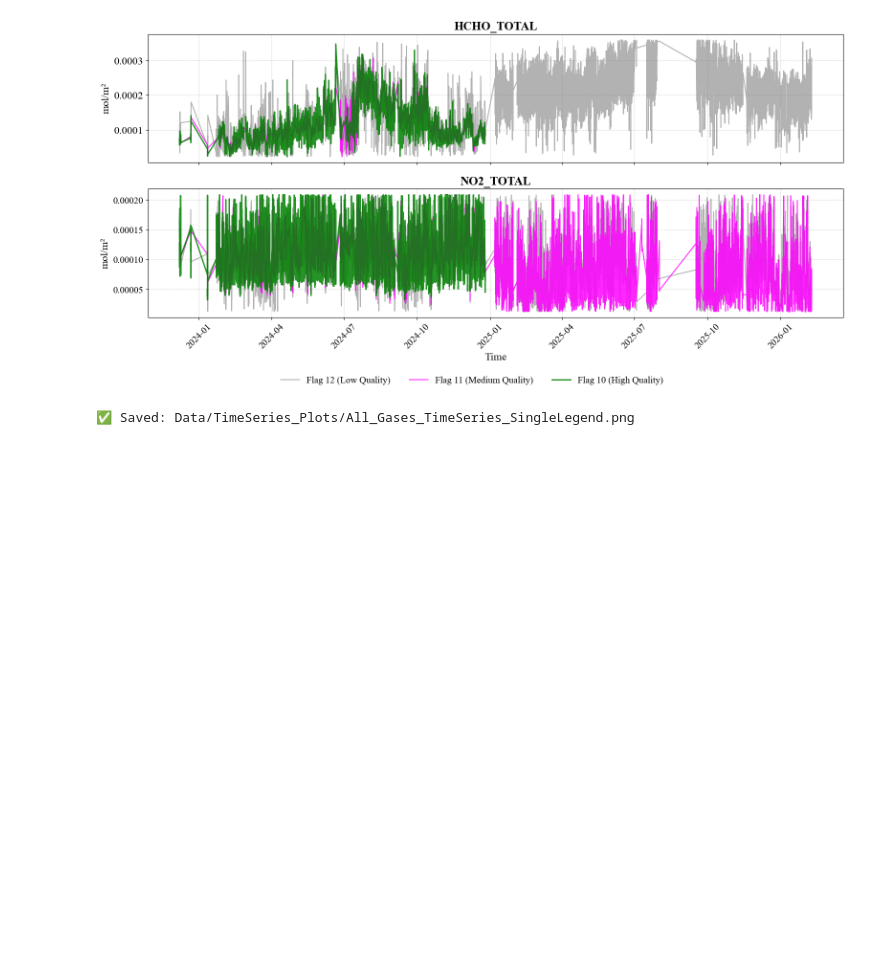
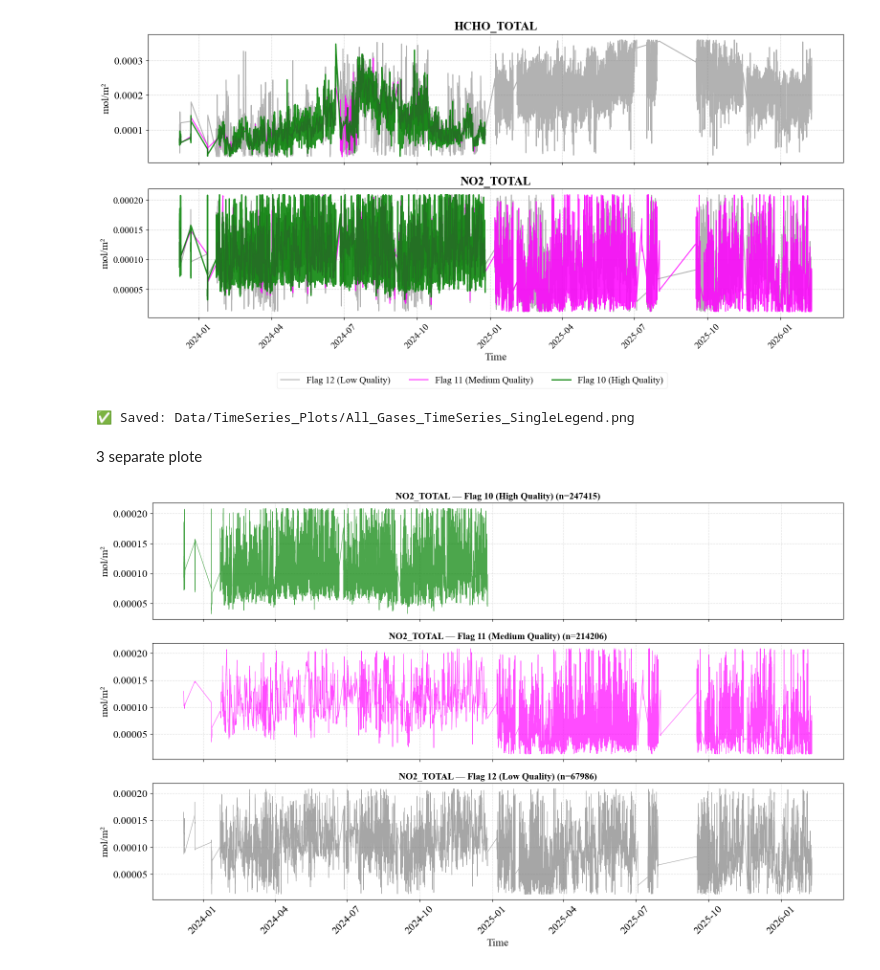
Before and after one commit to Shruti-Karandikar/nasa-VIP, a Jupyter notebook: Raw Time Series by Quality Flag.ipynb, the cells around one changed output. Saved outputs shown, nothing was run; the diff lists cells and outputs as text; code cells hidden in the pictures; blank space fills up the shorter version.

```diff
--- a/Raw Time Series by Quality Flag.ipynb
+++ b/Raw Time Series by Quality Flag.ipynb
@@ -131,7 +131,13 @@ else:
     plt.tight_layout(rect=[0, 0.05, 1, 1])  # space for legend
 
     # --- External single legend ---
-    fig.legend(handles, labels, loc='lower center', ncol=3, fontsize=14, frameon=False)
+
+    ###A semi-transparent legend lets you see data points that might be hidden behind the legend box.
+    ####This is important in time series plots where the legend can overlap actual data, potentially hiding interesting patterns.
+
+    leg = fig.legend(handles, labels, loc='lower center', ncol=3, fontsize=14, frameon=True)
+    leg.get_frame().set_alpha(0.3)
+    leg.get_frame().set_facecolor('white')  # White background so it's readable
 
     save_path = os.path.join(output_dir, "All_Gases_TimeSeries_SingleLegend.png")
     plt.savefig(save_path, dpi=300, bbox_inches='tight')
@@ -147,3 +153,45 @@ NO2_TOTAL: ✅ 529607 valid rows | Flags: [12.0, 11.0, 10.0]
 ❌ File not found for H2O
 [figure]
 ✅ Saved: Data/TimeSeries_Plots/All_Gases_TimeSeries_SingleLegend.png
+# %% [markdown]
+3 separate plote
+# %%
+import seaborn as sns
+
+# --- Pick one gas to analyze in detail ---
+gas_to_analyze = 'NO2_TOTAL'  # Change to 'HCHO_TOTAL' to repeat for HCHO
+df_gas = all_data[gas_to_analyze].copy()
+
+# --- Create 3 subplots, one per flag, sharing the x-axis ---
+fig, axes = plt.subplots(nrows=3, figsize=(16, 10), sharex=True)
+
+flag_info = {
+    10.0: {'color': 'green',   'label': 'Flag 10 (High Quality)',   'ax_idx': 0},
+    11.0: {'color': 'magenta', 'label': 'Flag 11 (Medium Quality)', 'ax_idx': 1},
+    12.0: {'color': 'gray',    'label': 'Flag 12 (Low Quality)',    'ax_idx': 2},
+}
+
+for flag_val, info in flag_info.items():
+    ax = axes[info['ax_idx']]
+    subset = df_gas[df_gas['Flag'] == flag_val]
+
+    if subset.empty:
+        ax.text(0.5, 0.5, 'No Data', transform=ax.transAxes,
+                ha='center', va='center', fontsize=16, color='red')
+    else:
+        ax.plot(subset['time'], subset['Value'],
+                color=info['color'], linewidth=0.8, alpha=0.7)
+
+    ax.set_title(f"{gas_to_analyze} — {info['label']} (n={len(subset)})",
+                 fontsize=14, weight='bold')
+    ax.set_ylabel("mol/m²")
+    ax.grid(True, linestyle='--', alpha=0.4)
+
+axes[-1].set_xlabel("Time")
+axes[-1].xaxis.set_major_formatter(mdates.DateFormatter('%Y-%m'))
+plt.xticks(rotation=45)
+plt.tight_layout()
+plt.savefig(os.path.join(output_dir, f"{gas_to_analyze}_SeparateFlags.png"), dpi=300, bbox_inches='tight')
+plt.show()
+# %% [output]
+[figure, added]
```
Also changed, not shown: parts of 2 cells of this notebook.
